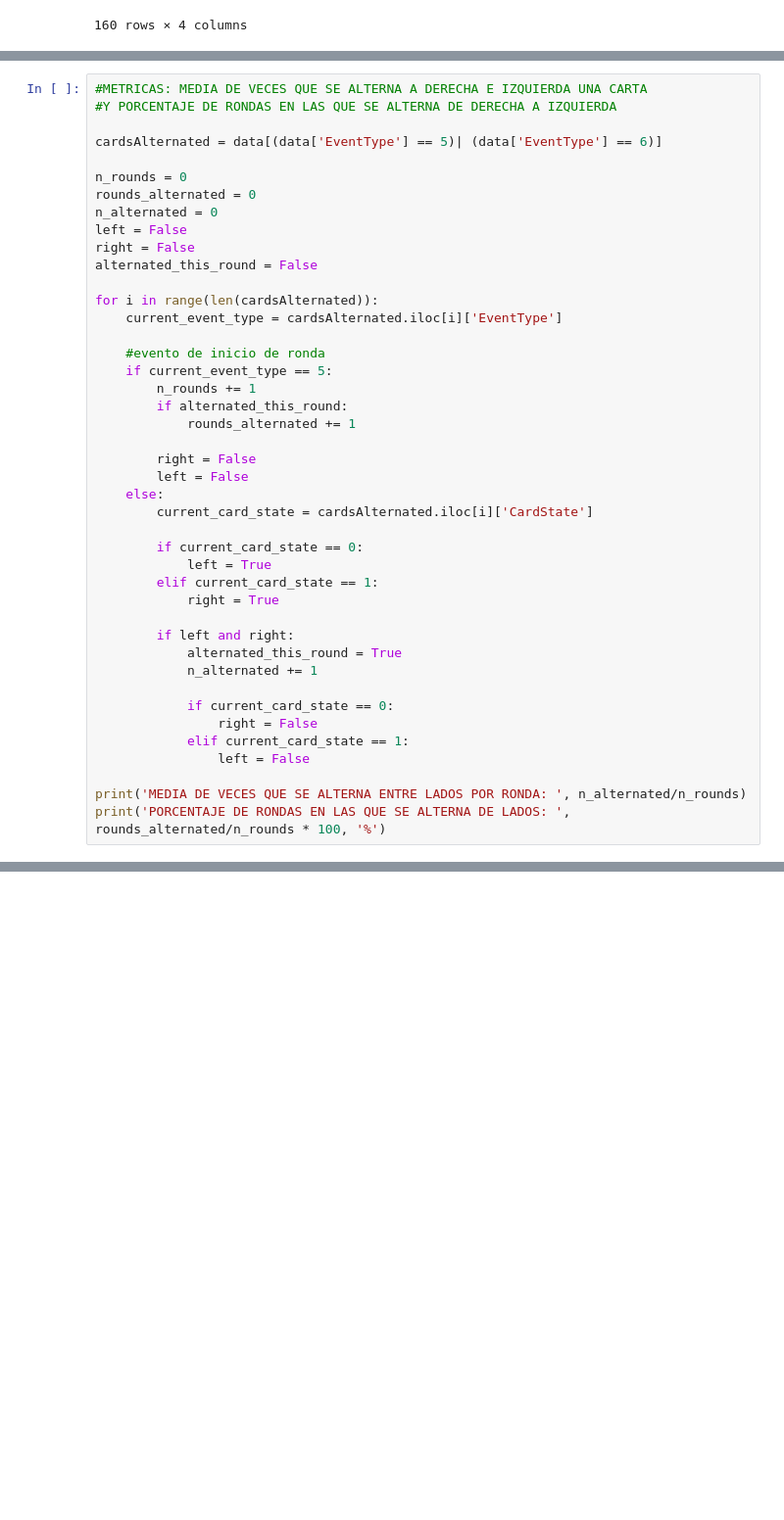
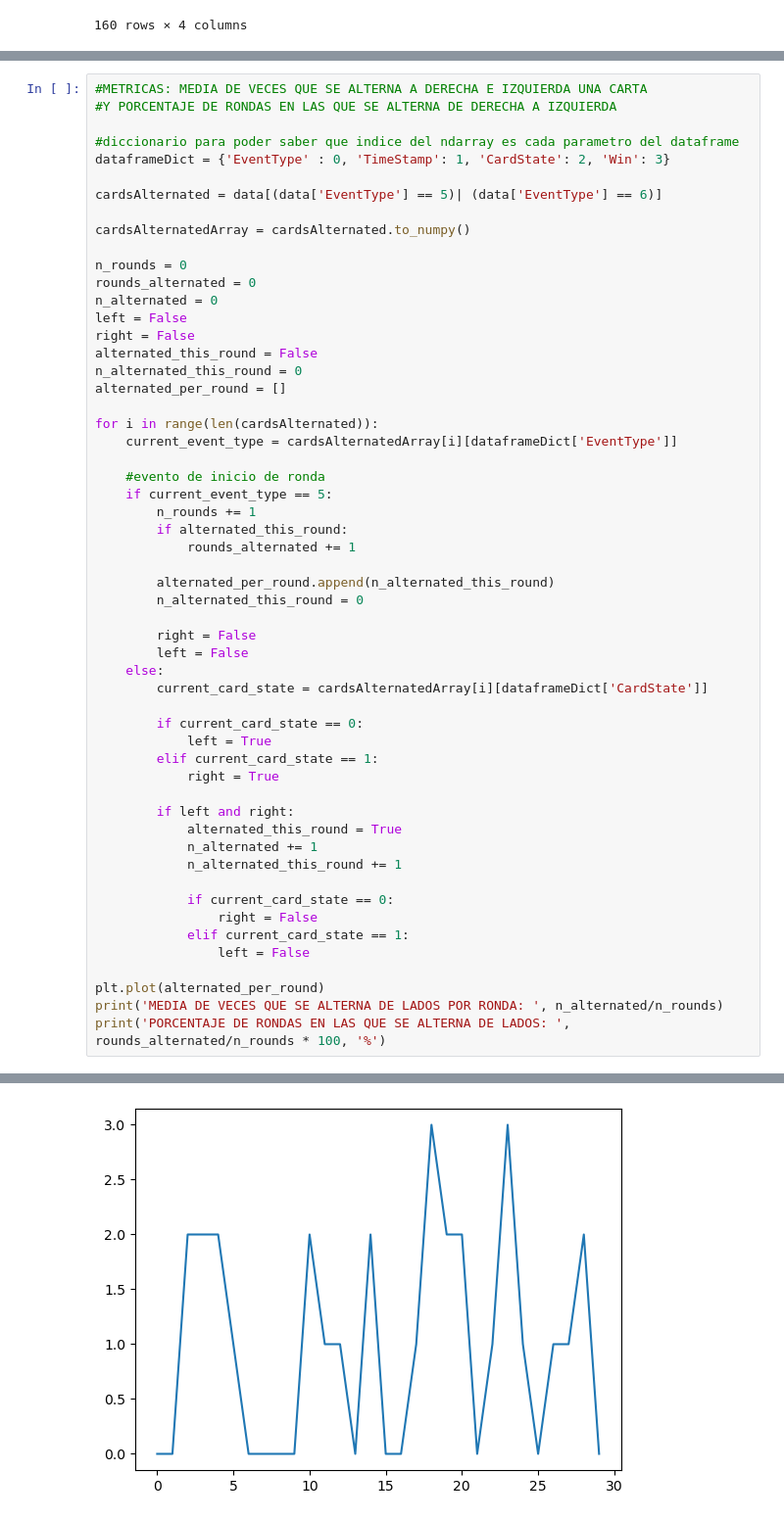
Before and after one commit to damart24/USABILIDAD, a Jupyter notebook: CalculoMétricas/Calcular_metricas.ipynb, the cells around one changed output, grey strips where cells are left out. Shown: that part at 98% size. Drawn from its saved outputs; the diff is of its cells as text; blank space fills up the shorter version.

```diff
--- a/CalculoMétricas/Calcular_metricas.ipynb
+++ b/CalculoMétricas/Calcular_metricas.ipynb
@@ -61,7 +71,12 @@ MEDIA DE TIEMPO QUE SE MANTIENE UNA CARTA A UN LADO:     0 days 00:00:02.8172542
 #METRICAS: MEDIA DE VECES QUE SE ALTERNA A DERECHA E IZQUIERDA UNA CARTA
 #Y PORCENTAJE DE RONDAS EN LAS QUE SE ALTERNA DE DERECHA A IZQUIERDA
 
+#diccionario para poder saber que indice del ndarray es cada parametro del dataframe
+dataframeDict = {'EventType' : 0, 'TimeStamp': 1, 'CardState': 2, 'Win': 3}
+
 cardsAlternated = data[(data['EventType'] == 5)| (data['EventType'] == 6)]
+
+cardsAlternatedArray = cardsAlternated.to_numpy()
 
 n_rounds = 0
 rounds_alternated = 0
@@ -69,9 +84,11 @@ n_alternated = 0
 left = False
 right = False
 alternated_this_round = False
+n_alternated_this_round = 0
+alternated_per_round = []
 
 for i in range(len(cardsAlternated)):
-    current_event_type = cardsAlternated.iloc[i]['EventType']
+    current_event_type = cardsAlternatedArray[i][dataframeDict['EventType']]
 
     #evento de inicio de ronda
     if current_event_type == 5:
@@ -79,10 +96,13 @@ for i in range(len(cardsAlternated)):
         if alternated_this_round:
             rounds_alternated += 1
 
+        alternated_per_round.append(n_alternated_this_round)
+        n_alternated_this_round = 0
+
         right = False
         left = False
     else:
-        current_card_state = cardsAlternated.iloc[i]['CardState']
+        current_card_state = cardsAlternatedArray[i][dataframeDict['CardState']]
 
         if current_card_state == 0:
             left = True
@@ -92,12 +112,14 @@ for i in range(len(cardsAlternated)):
         if left and right:
             alternated_this_round = True
             n_alternated += 1
+            n_alternated_this_round += 1
 
             if current_card_state == 0:
                 right = False
             elif current_card_state == 1:
                 left = False
 
-print('MEDIA DE VECES QUE SE ALTERNA ENTRE LADOS POR RONDA: ', n_alternated/n_rounds)
+plt.plot(alternated_per_round)
+print('MEDIA DE VECES QUE SE ALTERNA DE LADOS POR RONDA: ', n_alternated/n_rounds)
 print('PORCENTAJE DE RONDAS EN LAS QUE SE ALTERNA DE LADOS: ', rounds_alternated/n_rounds * 100, '%')
 # %% [output]
@@ -105 +127,2 @@ MEDIA DE VECES QUE SE ALTERNA ENTRE LADOS POR RONDA:  1.0
 PORCENTAJE DE RONDAS EN LAS QUE SE ALTERNA DE LADOS:  93.33333333333333 %
+[figure, added]
```
Also changed, not shown: parts of 3 cells of this notebook, 2 other files.
